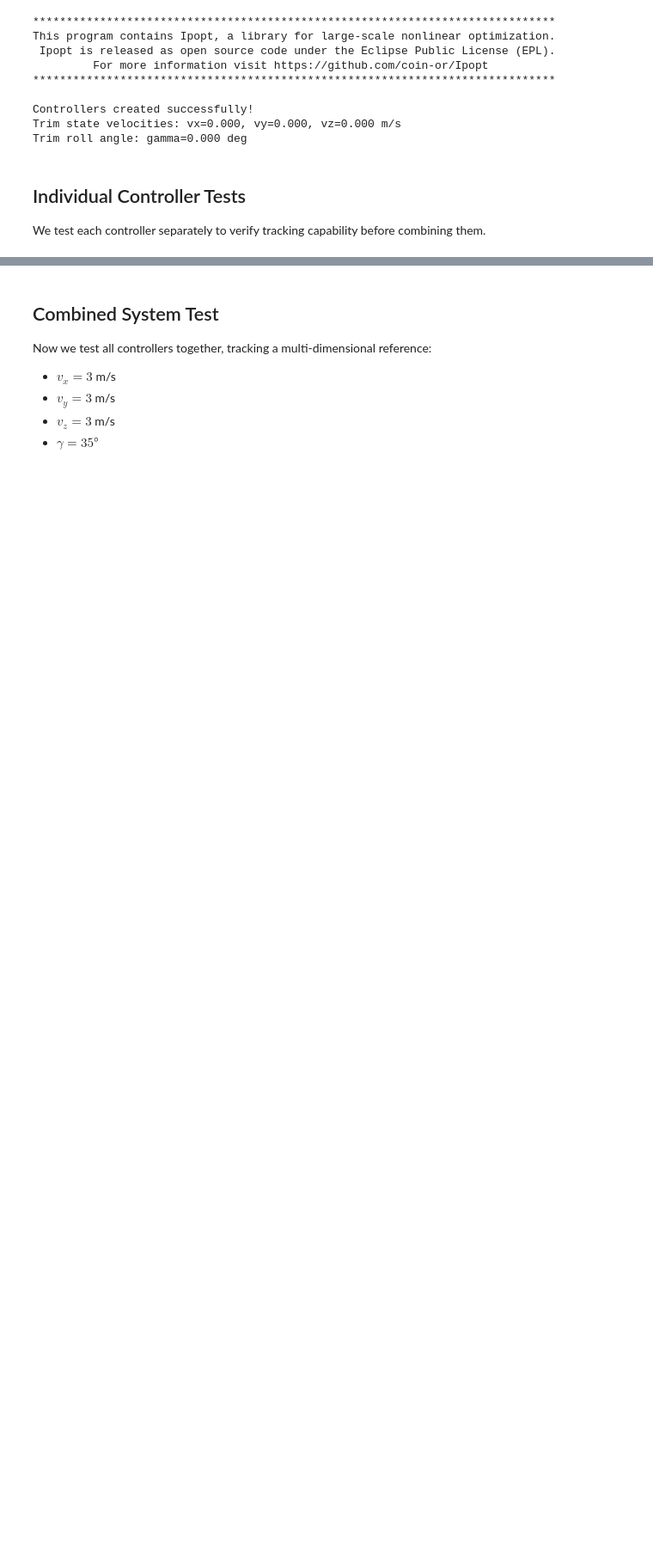
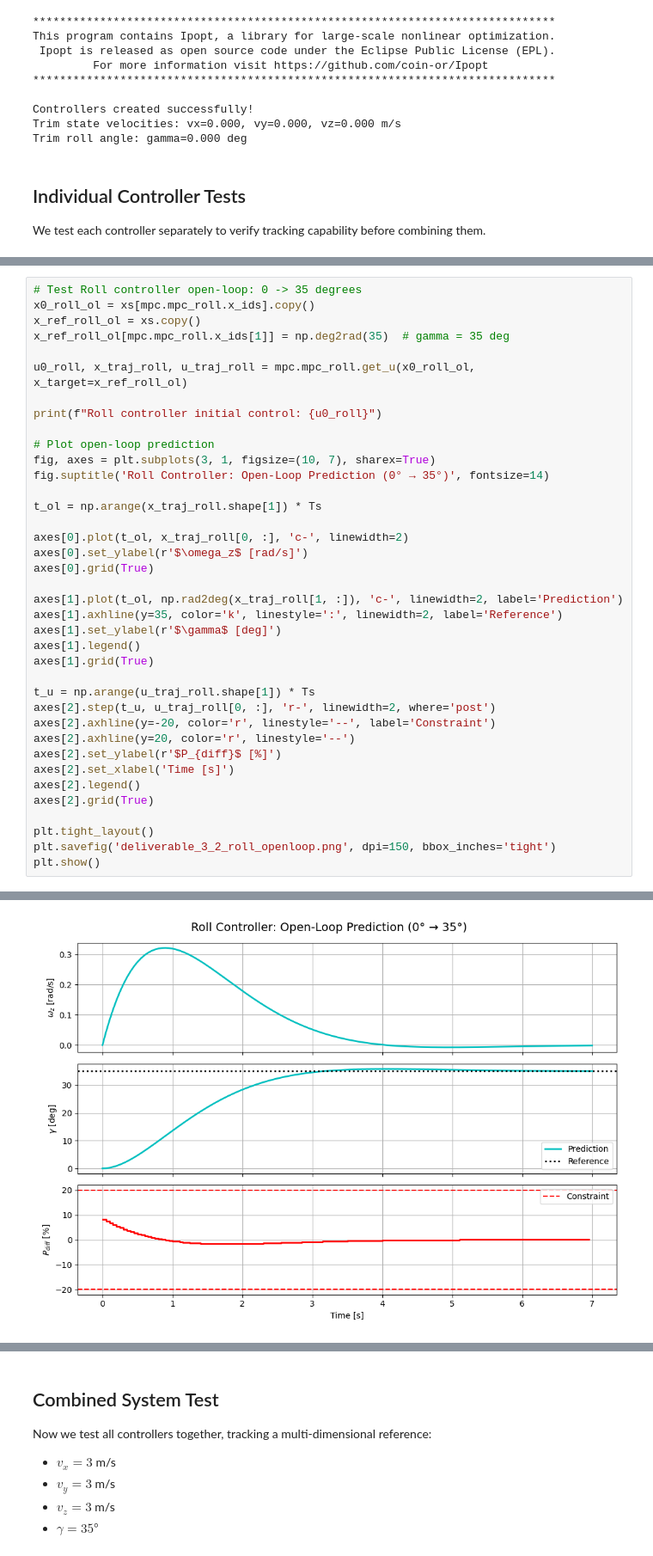
Before and after one commit to yanno27/MPC, a Jupyter notebook: project/Deliverable_3_2/Deliverable_3_2_Claude.ipynb, the cells around one changed output, grey strips where cells are left out. Shown at 86% size. Saved outputs shown, nothing was run; the diff lists cells and outputs as text; blank space fills up the shorter version.

```diff
--- a/project/Deliverable_3_2/Deliverable_3_2_Claude.ipynb
+++ b/project/Deliverable_3_2/Deliverable_3_2_Claude.ipynb
@@ -94,0 +149,39 @@ We test each controller separately to verify tracking capability before combinin
+# %%
+# Test Roll controller open-loop: 0 -> 35 degrees
+x0_roll_ol = xs[mpc.mpc_roll.x_ids].copy()
+x_ref_roll_ol = xs.copy()
+x_ref_roll_ol[mpc.mpc_roll.x_ids[1]] = np.deg2rad(35)  # gamma = 35 deg
+
+u0_roll, x_traj_roll, u_traj_roll = mpc.mpc_roll.get_u(x0_roll_ol, x_target=x_ref_roll_ol)
+
+print(f"Roll controller initial control: {u0_roll}")
+
+# Plot open-loop prediction
+fig, axes = plt.subplots(3, 1, figsize=(10, 7), sharex=True)
+fig.suptitle('Roll Controller: Open-Loop Prediction (0° → 35°)', fontsize=14)
+
+t_ol = np.arange(x_traj_roll.shape[1]) * Ts
+
+axes[0].plot(t_ol, x_traj_roll[0, :], 'c-', linewidth=2)
+axes[0].set_ylabel(r'$\omega_z$ [rad/s]')
+axes[0].grid(True)
+
+axes[1].plot(t_ol, np.rad2deg(x_traj_roll[1, :]), 'c-', linewidth=2, label='Prediction')
+axes[1].axhline(y=35, color='k', linestyle=':', linewidth=2, label='Reference')
+axes[1].set_ylabel(r'$\gamma$ [deg]')
+axes[1].legend()
+axes[1].grid(True)
+
+t_u = np.arange(u_traj_roll.shape[1]) * Ts
+axes[2].step(t_u, u_traj_roll[0, :], 'r-', linewidth=2, where='post')
+axes[2].axhline(y=-20, color='r', linestyle='--', label='Constraint')
+axes[2].axhline(y=20, color='r', linestyle='--')
+axes[2].set_ylabel(r'$P_{diff}$ [%]')
+axes[2].set_xlabel('Time [s]')
+axes[2].legend()
+axes[2].grid(True)
+
+plt.tight_layout()
+plt.savefig('deliverable_3_2_roll_openloop.png', dpi=150, bbox_inches='tight')
+plt.show()
+# %% [output]
@@ -94,0 +189 @@ We test each controller separately to verify tracking capability before combinin
+[figure, added]
```
Also changed, not shown: parts of 11 cells of this notebook.
